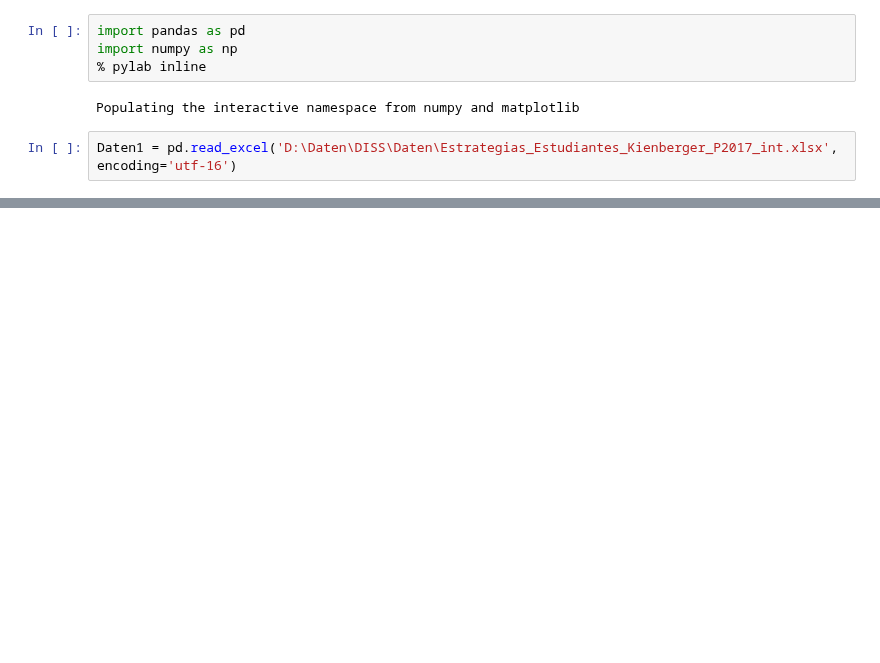
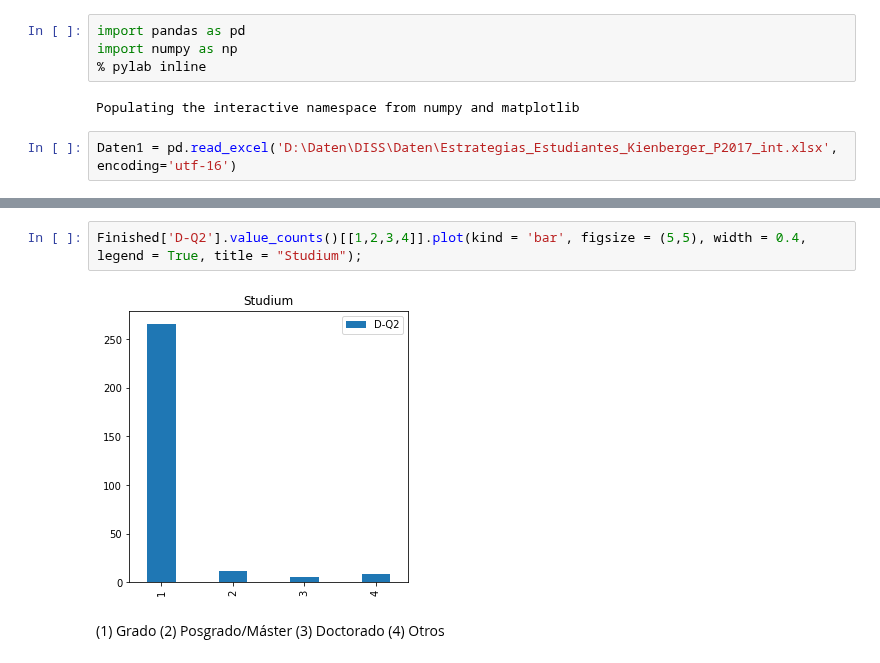
Before and after one commit to martinakienberger/Dissertation_LIS, a Jupyter notebook: Datenanalyse_Hauptstudie+Pilotstudie.ipynb, the cells around one changed output, grey strips where cells are left out. Cells and saved outputs as stored; diff of their text form; blank space fills up the shorter version.

```diff
--- a/Datenanalyse_Hauptstudie+Pilotstudie.ipynb
+++ b/Datenanalyse_Hauptstudie+Pilotstudie.ipynb
@@ -54,0 +119,6 @@ Name: D-Q8b11a_2, Length: 68, dtype: float64
+# %%
+Finished['D-Q2'].value_counts()[[1,2,3,4]].plot(kind = 'bar', figsize = (5,5), width = 0.4, legend = True, title = "Studium");
+# %% [output]
+[figure, added]
+# %% [markdown]
+(1) Grado (2) Posgrado/Máster (3) Doctorado (4) Otros
```
Also changed, not shown: parts of 75 cells of this notebook, 6 other files.
